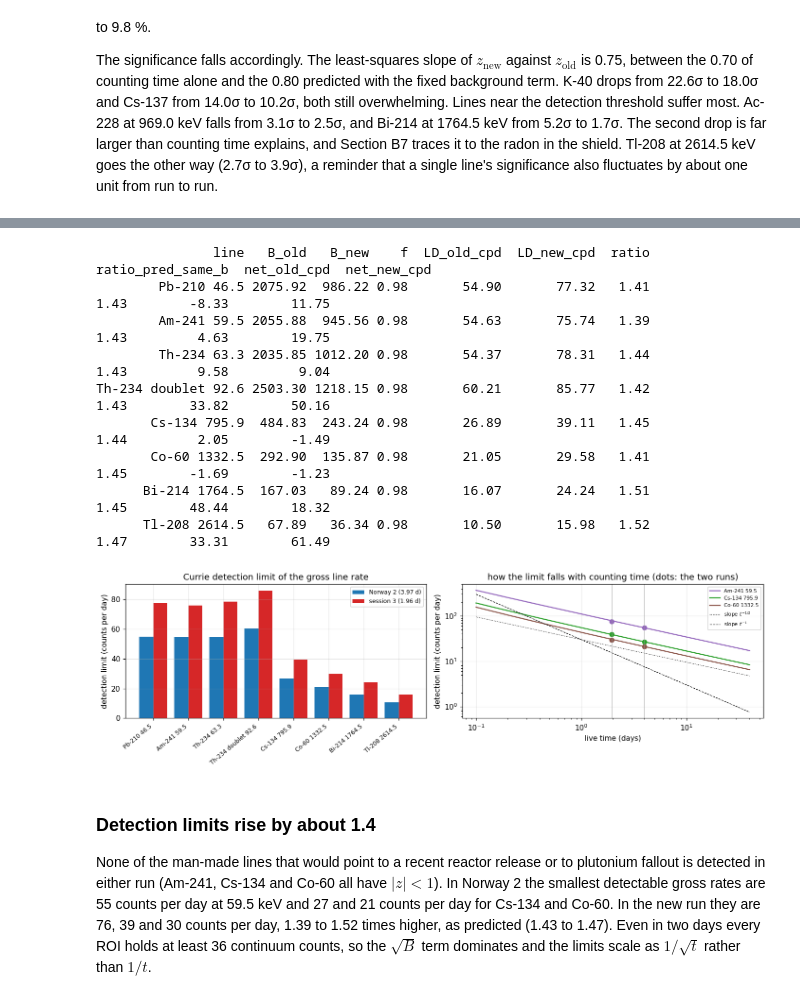
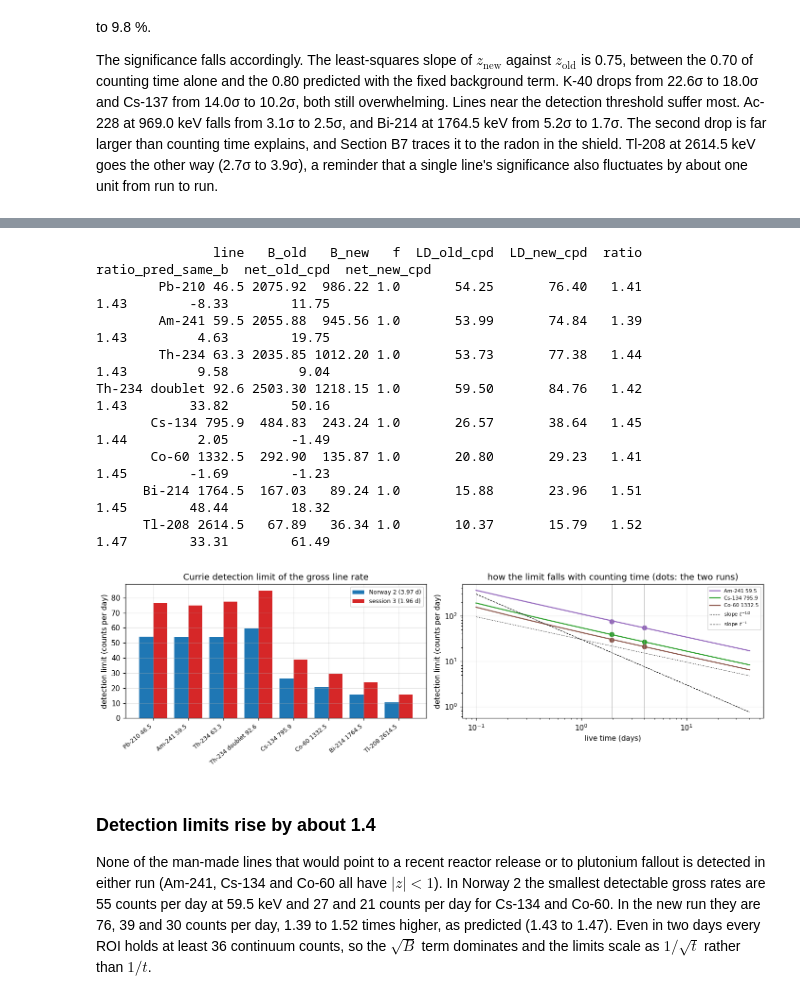
Before and after one commit to jerrygk/hpge-report-si, a Jupyter notebook: notebooks/2_counting_time.ipynb, the cells around one changed output, grey strips where cells are left out. Cells and saved outputs as stored; diff of their text form; code cells hidden in the pictures.

```diff
--- a/notebooks/2_counting_time.ipynb
+++ b/notebooks/2_counting_time.ipynb
@@ -659,12 +659,17 @@ RATIO_LINES = [("Cs-137 661.7", "Cs-137"), ("Pb-212 238.6", "Th-232"), ("Tl-208
 
 def activity_ratio(k, line, act):
     # (A_X/A_K)_sample = (R_X/R_K)_sample / (R_X/R_K)_IAEA-385 * (A_X/A_K)_certificate
+    # The same background run is subtracted in the sample and in IAEA-385, so its error enters once, through the
+    # derivative of ln q with respect to each background rate, d ln q / d B_X = -1/X_s + 1/X_r, d ln q / d B_K = 1/K_s - 1/K_r.
     xs, ks, xr, kr = get(k, line), get(k, "K-40 1460.8"), get(REFERENCE, line), get(REFERENCE, "K-40 1460.8")
-    r_s = G.ratio(xs.net_cpd, xs.s_net_cpd, ks.net_cpd, ks.s_net_cpd)
-    r_r = G.ratio(xr.net_cpd, xr.s_net_cpd, kr.net_cpd, kr.s_net_cpd)
-    a_r = G.ratio(A_ref[act][0], A_ref[act][1], A_ref["K-40"][0], A_ref["K-40"][1])
-    q, sq = G.ratio(*r_s, *r_r)
-    return q * a_r[0], q * a_r[0] * np.hypot(sq / q, a_r[1] / a_r[0])
+    q = (xs.net_cpd / ks.net_cpd) / (xr.net_cpd / kr.net_cpd)
+    var_log = ((xs.s_gross_cpd / xs.net_cpd)**2 + (ks.s_gross_cpd / ks.net_cpd)**2
+               + (xr.s_gross_cpd / xr.net_cpd)**2 + (kr.s_gross_cpd / kr.net_cpd)**2
+               + (xs.s_bkg_cpd * (1 / xr.net_cpd - 1 / xs.net_cpd))**2
+               + (ks.s_bkg_cpd * (1 / ks.net_cpd - 1 / kr.net_cpd))**2
+               + (A_ref[act][1] / A_ref[act][0])**2 + (A_ref["K-40"][1] / A_ref["K-40"][0])**2)
+    value = q * A_ref[act][0] / A_ref["K-40"][0]
+    return value, value * np.sqrt(var_log)
 
 
 rows = []
@@ -973,9 +978,7 @@ def currie(k, line):
     fw = G.fwhm_model(g.E, *WT) / float(cal.gain(x_e))                 # FWHM in channels
     sig = g.sigma_ch
     beta = TAU * sig
-    mode_minus_mu = G.emg_mode(0.0, sig, beta)                         # where the peak top sits relative to mu
-    lo, hi = -1.25 * fw - mode_minus_mu, 1.25 * fw - mode_minus_mu     # ROI around the mode, relative to mu
-    f = float(G.emg_cdf(hi, 0.0, sig, beta) - G.emg_cdf(lo, 0.0, sig, beta))
+    f = G.emg_window_fraction(sig, beta, 1.25 * fw)                    # fraction of the peak within mode +/- 1.25 FWHM
     B = max(g.cont_per_ch, 0.0) * 2.5 * fw
     L_C, L_D = 2.33 * np.sqrt(B), 2.71 + 4.65 * np.sqrt(B)
     return dict(B=B, f=f, L_C=L_C, L_D=L_D, LD_cpd=86400 * L_D / (f * s.live), b_per_day=86400 * B / s.live)
@@ -989,43 +992,43 @@ for line in LIMIT_LINES:
     rows.append(dict(line=line, B_old=co["B"], B_new=cn["B"], f=cn["f"], LD_old_cpd=co["LD_cpd"], LD_new_cpd=cn["LD_cpd"],
                      ratio=cn["LD_cpd"] / co["LD_cpd"], ratio_pred_same_b=pred,
                      net_old_cpd=get(TWIN, line).net_cpd, net_new_cpd=get(NEW_RUN, line).net_cpd))
 limits = pd.DataFrame(rows)
 table(limits, 2)
 
 fig, axes = plt.subplots(1, 2, figsize=(13, 4))
 ax = axes[0]
 x = np.arange(len(limits))
 ax.bar(x - 0.2, limits.LD_old_cpd, 0.4, color="tab:blue", label=f"{TWIN} ({T_OLD / 86400:.2f} d)")
 ax.bar(x + 0.2, limits.LD_new_cpd, 0.4, color="tab:red", label=f"{NEW_RUN} ({T_NEW / 86400:.2f} d)")
 ax.set(xticks=x, ylabel="detection limit (counts per day)", title="Currie detection limit of the gross line rate")
 ax.set_xticklabels(limits.line, rotation=40, ha="right", fontsize=8)
 ax.legend(fontsize=8)
 ax = axes[1]
 tt = np.geomspace(0.1, 40, 200)
 for line, col in (("Am-241 59.5", "tab:purple"), ("Cs-134 795.9", "tab:green"), ("Co-60 1332.5", "tab:brown")):
     bd = currie(TWIN, line)["b_per_day"]
     f = currie(TWIN, line)["f"]
     ax.loglog(tt, (2.71 + 4.65 * np.sqrt(bd * tt)) / (f * tt), color=col, label=line)
     ax.plot([T_OLD / 86400, T_NEW / 86400], [currie(TWIN, line)["LD_cpd"], currie(NEW_RUN, line)["LD_cpd"]], "o", color=col)
 ax.loglog(tt, 30 / np.sqrt(tt), "k:", lw=0.8, label=r"slope $t^{-1/2}$")
 ax.loglog(tt, 30 / tt, "k--", lw=0.8, label=r"slope $t^{-1}$")
 for T in (T_NEW, T_OLD):
     ax.axvline(T / 86400, color="0.6", lw=0.6)
 ax.set(xlabel="live time (days)", ylabel="detection limit (counts per day)",
        title="how the limit falls with counting time (dots: the two runs)")
 ax.legend(fontsize=7)
 fig.tight_layout(); save(fig, "detection_limits"); plt.show()
 # %% [output]
-               line   B_old   B_new    f  LD_old_cpd  LD_new_cpd  ratio  ratio_pred_same_b  net_old_cpd  net_new_cpd
-        Pb-210 46.5 2075.92  986.22 0.98       54.90       77.32   1.41               1.43        -8.33        11.75
-        Am-241 59.5 2055.88  945.56 0.98       54.63       75.74   1.39               1.43         4.63        19.75
-        Th-234 63.3 2035.85 1012.20 0.98       54.37       78.31   1.44               1.43         9.58         9.04
-Th-234 doublet 92.6 2503.30 1218.15 0.98       60.21       85.77   1.42               1.43        33.82        50.16
-       Cs-134 795.9  484.83  243.24 0.98       26.89       39.11   1.45               1.44         2.05        -1.49
-       Co-60 1332.5  292.90  135.87 0.98       21.05       29.58   1.41               1.45        -1.69        -1.23
-      Bi-214 1764.5  167.03   89.24 0.98       16.07       24.24   1.51               1.45        48.44        18.32
-      Tl-208 2614.5   67.89   36.34 0.98       10.50       15.98   1.52               1.47        33.31        61.49
+               line   B_old   B_new   f  LD_old_cpd  LD_new_cpd  ratio  ratio_pred_same_b  net_old_cpd  net_new_cpd
+        Pb-210 46.5 2075.92  986.22 1.0       54.25       76.40   1.41               1.43        -8.33        11.75
+        Am-241 59.5 2055.88  945.56 1.0       53.99       74.84   1.39               1.43         4.63        19.75
+        Th-234 63.3 2035.85 1012.20 1.0       53.73       77.38   1.44               1.43         9.58         9.04
+Th-234 doublet 92.6 2503.30 1218.15 1.0       59.50       84.76   1.42               1.43        33.82        50.16
+       Cs-134 795.9  484.83  243.24 1.0       26.57       38.64   1.45               1.44         2.05        -1.49
+       Co-60 1332.5  292.90  135.87 1.0       20.80       29.23   1.41               1.45        -1.69        -1.23
+      Bi-214 1764.5  167.03   89.24 1.0       15.88       23.96   1.51               1.45        48.44        18.32
+      Tl-208 2614.5   67.89   36.34 1.0       10.37       15.79   1.52               1.47        33.31        61.49
-[figure, old version]
+[figure, new version]
 # %% [markdown]
 ### Detection limits rise by about 1.4
 None of the man-made lines that would point to a recent reactor release or to plutonium fallout is detected in either run (Am-241, Cs-134 and Co-60 all have $|z| < 1$). In Norway 2 the smallest detectable gross rates are 55 counts per day at 59.5 keV and 27 and 21 counts per day for Cs-134 and Co-60. In the new run they are 76, 39 and 30 counts per day, 1.39 to 1.52 times higher, as predicted (1.43 to 1.47). Even in two days every ROI holds at least 36 continuum counts, so the $\sqrt B$ term dominates and the limits scale as $1/\sqrt t$ rather than $1/t$.
```
Also changed, not shown: parts of 7 cells of this notebook, 44 other files.
